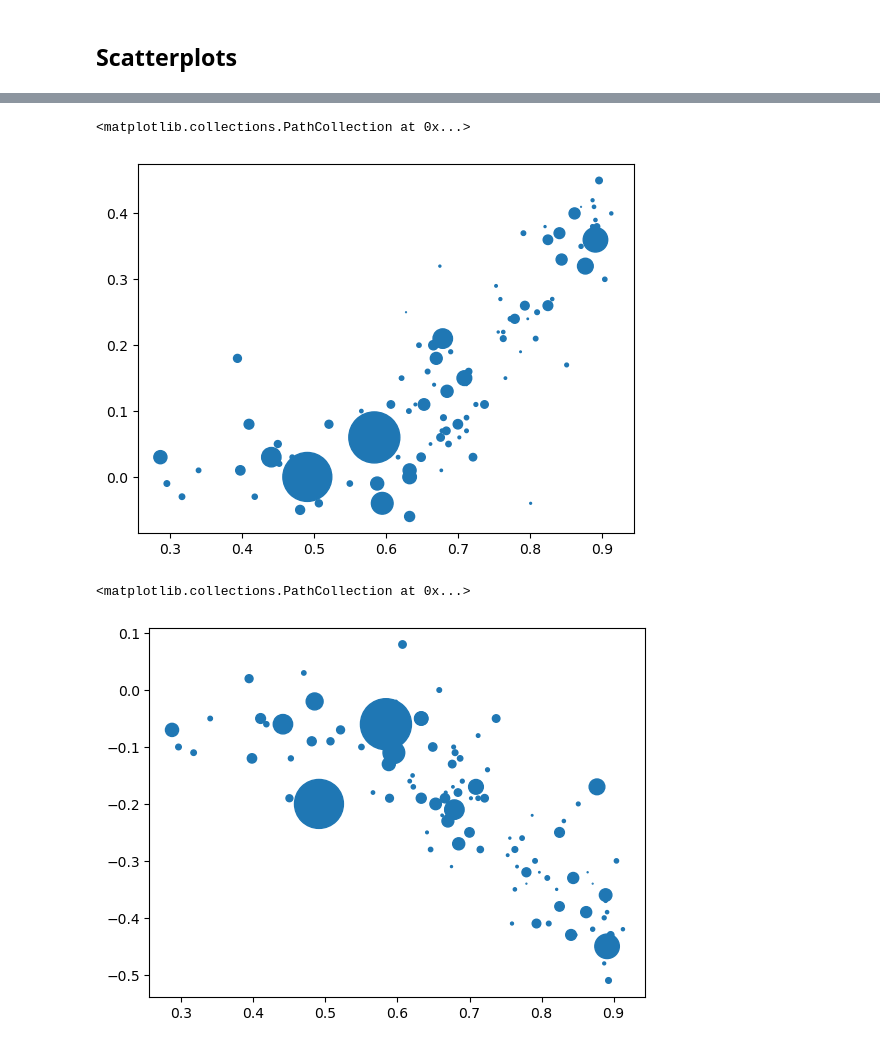
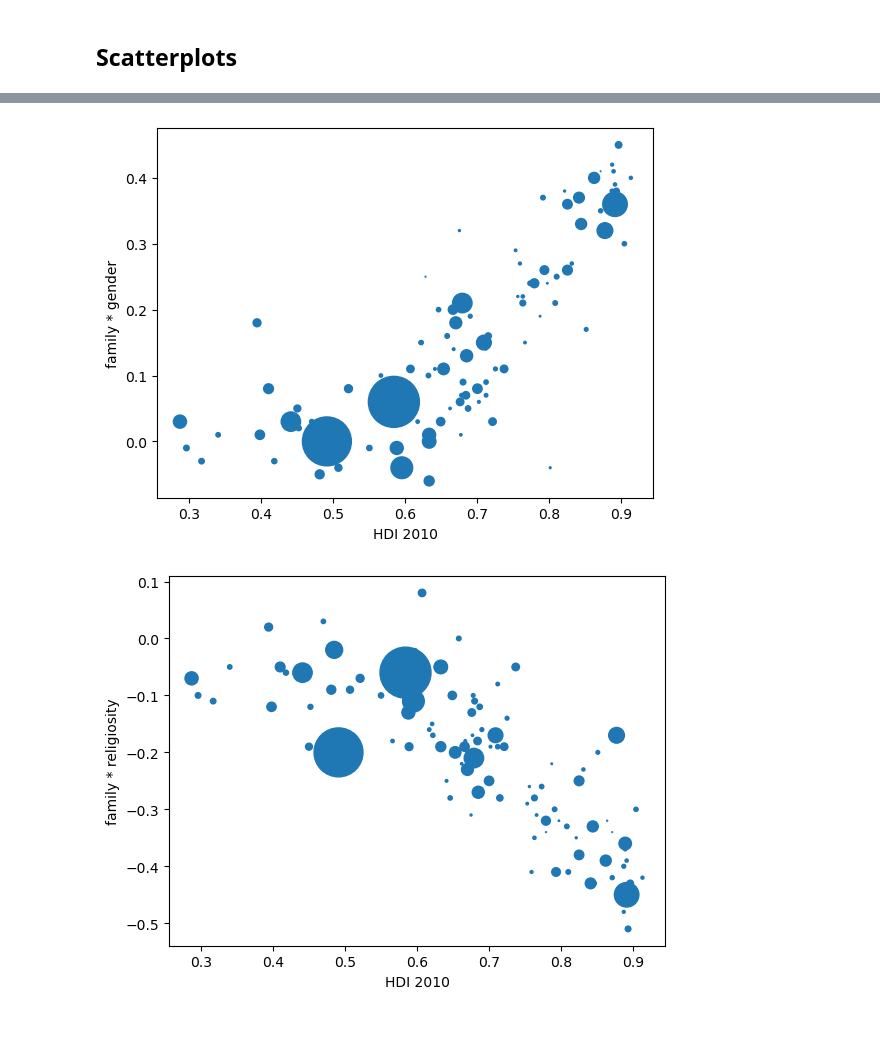
Before and after one commit to hi99-john/political_spectrum_comparative_perspective, a Jupyter notebook: country_level_data_visualization.ipynb, the cells around one changed output, grey strips where cells are left out. Drawn from its saved outputs; the diff is of its cells as text; code cells hidden in the pictures.

```diff
--- a/country_level_data_visualization.ipynb
+++ b/country_level_data_visualization.ipynb
@@ -106,12 +109,16 @@ plt.scatter(x=CountryLevelDataVisualizer.predictors_correlations.hdi2010, y=Coun
 # %%
 plt.scatter(x=CountryLevelDataVisualizer.predictors_correlations.hdi2010, y=CountryLevelDataVisualizer.predictors_correlations.family_gender, s=CountryLevelDataVisualizer.predictors_correlations.population / 1000000)
+plt.xlabel("HDI 2010")
+plt.ylabel("family * gender")
+plt.show()
 # %% [output]
-<matplotlib.collections.PathCollection at 0x...>
-[figure, old version]
+[figure, new version]
 # %%
 plt.scatter(x=CountryLevelDataVisualizer.predictors_correlations.hdi2010, y=CountryLevelDataVisualizer.predictors_correlations.family_religiosity, s=CountryLevelDataVisualizer.predictors_correlations.population / 1000000)
+plt.xlabel("HDI 2010")
+plt.ylabel("family * religiosity")
+plt.show()
 # %% [output]
-<matplotlib.collections.PathCollection at 0x...>
-[figure, old version]
+[figure, new version]
 # %%
 plt.scatter(x=CountryLevelDataVisualizer.predictors_correlations.hdi2010, y=CountryLevelDataVisualizer.predictors_correlations.freedom_family, s=CountryLevelDataVisualizer.predictors_correlations.population / 1000000)
```
Also changed, not shown: parts of 3 cells of this notebook.
